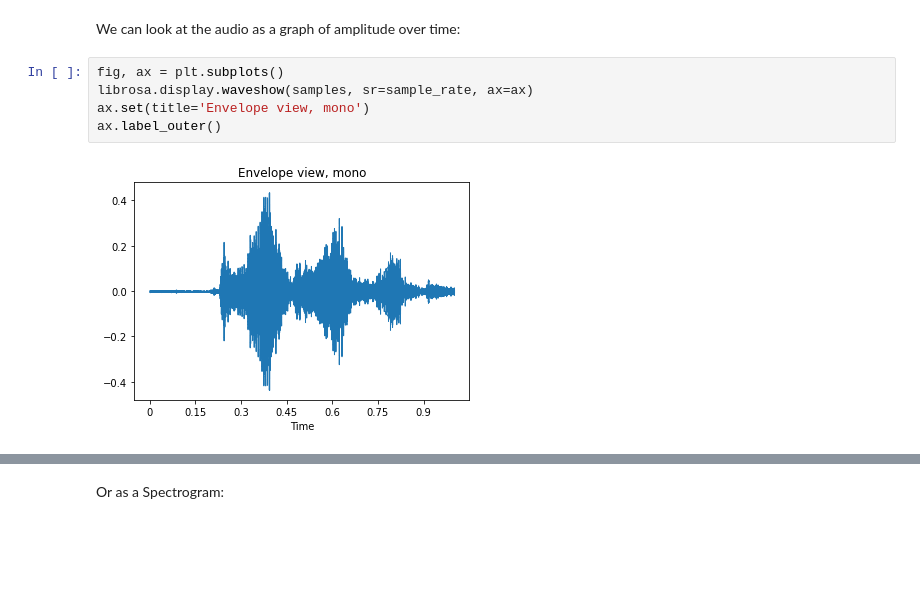
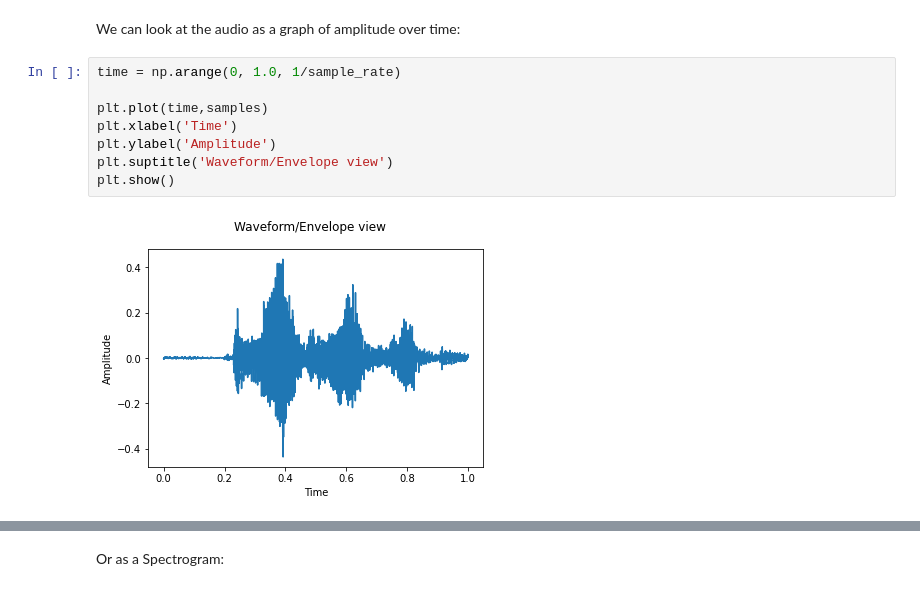
Before and after one commit to AI-at-GBC/voice-classifier, a Jupyter notebook: 01_Spectrogram_Creation.ipynb, the cells around one changed output, grey strips where cells are left out. Drawn from its saved outputs; the diff is of its cells as text; blank space fills up the shorter version.

```diff
--- a/01_Spectrogram_Creation.ipynb
+++ b/01_Spectrogram_Creation.ipynb
@@ -51,10 +43,13 @@ import librosa.display
 samples, sample_rate = librosa.load(EXAMPLE_AUDIO)
 # %% [markdown]
 We can look at the audio as a graph of amplitude over time:
-# %%
-fig, ax = plt.subplots()
-librosa.display.waveshow(samples, sr=sample_rate, ax=ax)
-ax.set(title='Envelope view, mono')
-ax.label_outer()
-# %% [output]
-[figure, removed]
+# %%
+time = np.arange(0, 1.0, 1/sample_rate)
+
+plt.plot(time,samples)
+plt.xlabel('Time')
+plt.ylabel('Amplitude')
+plt.suptitle('Waveform/Envelope view')
+plt.show()
+# %% [output]
+[figure, added]
```
Also changed, not shown: parts of 4 cells of this notebook.
